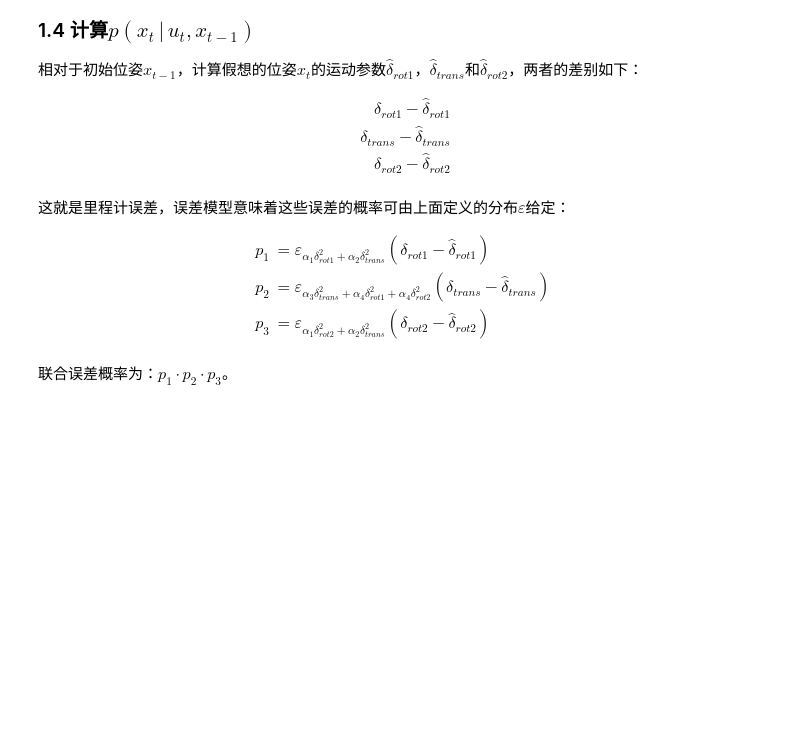
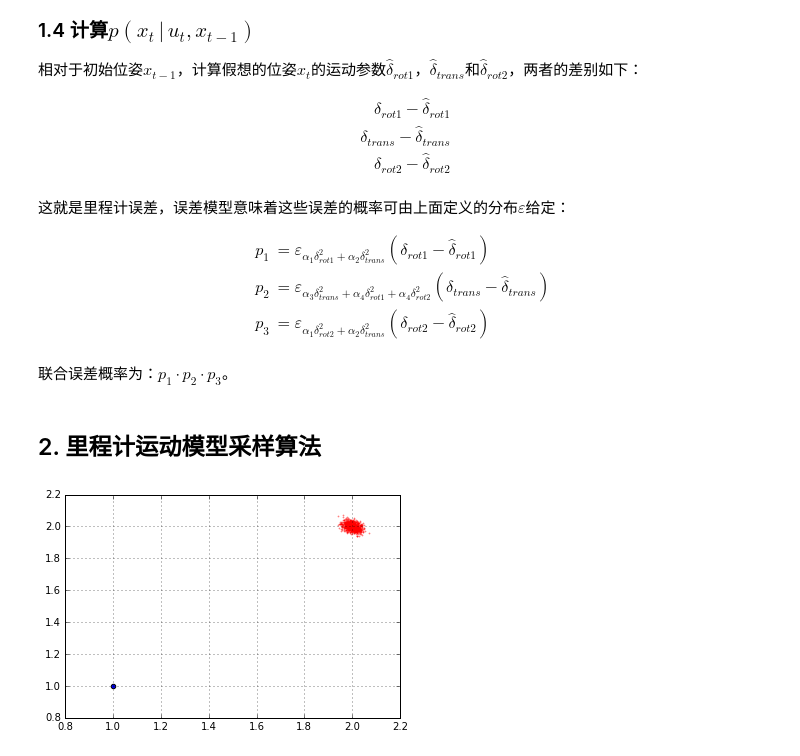
Before and after one commit to liuii/ProbRobotics, a Jupyter notebook: notebooks/03MotionModel/OdometryMotionModel.ipynb, the cells around one changed output. Drawn from its saved outputs; the diff is of its cells as text; code cells hidden in the pictures; blank space fills up the shorter version.

```diff
--- a/notebooks/03MotionModel/OdometryMotionModel.ipynb
+++ b/notebooks/03MotionModel/OdometryMotionModel.ipynb
@@ -73,3 +73,52 @@ p_3 &= \varepsilon_{\alpha_1 \delta_{rot2}^2 + \alpha_2 \delta_{trans}^2}(\delta
 \end{align}$$
 
 联合误差概率为：$p_1 \cdot p_2 \cdot p_3$。
+# %% [markdown]
+## 2. 里程计运动模型采样算法
+# %%
+def sample_motion_model_odometry(u, X, alphas):
+    M = X.shape[0]
+
+    # 将里程计信息提取出来
+    u = np.squeeze(u)
+    robot_x0 = u[0]
+    robot_y0 = u[1]
+    robot_theta0 = u[2]
+    robot_x1 = u[3]
+    robot_y1 = u[4]
+    robot_theta1 = u[5]
+
+    # 利用里程计信息恢复三个串联运动
+    delta_o_rot1 = np.arctan2(robot_y1 - robot_y0, robot_x1 - robot_x0) - robot_theta0
+    delta_o_trans = np.sqrt((robot_x1 - robot_x0) ** 2 + (robot_y1 - robot_y0) ** 2)
+    delta_o_rot2 = robot_theta1 - robot_theta0 -delta_o_rot1
+
+    # 计算带噪声的串联运动
+    sigma_rot1  = np.sqrt(alphas[0] * delta_o_rot1 ** 2 + alphas[1] * delta_o_trans ** 2)
+    sigma_trans = np.sqrt(alphas[2] * delta_o_trans ** 2 + alphas[3] * delta_o_rot1 ** 2 + alphas[3] * delta_o_rot2 ** 2)
+    sigma_rot2  = np.sqrt(alphas[0] * delta_o_rot2 ** 2 + alphas[1] * delta_o_trans ** 2)
+    delta_n_rot1  = delta_o_rot1 - np.random.normal(loc=0, scale=sigma_rot1, size=(M, 1))
+    delta_n_trans = delta_o_trans - np.random.normal(loc=0, scale=sigma_trans, size=(M, 1))
+    delta_n_rot2  = delta_o_rot2 - np.random.normal(loc=0, scale=sigma_rot2, size=(M, 1))
+
+    # 生成最终的粒子集
+    x_noise = delta_n_trans * np.cos(X[:,2].reshape((-1,1)) + delta_n_rot1)
+    y_noise = delta_n_trans * np.sin(X[:,2].reshape((-1,1)) + delta_n_rot1)
+    theta_noise = delta_n_rot1 + delta_n_rot2
+    noise = np.hstack([x_noise, y_noise, theta_noise])
+    X1 = X + noise
+
+    return X1
+# %%
+N = 1000
+X0 = np.zeros((N, 3)) + np.array([1, 1, 0]).reshape((1, 3))
+U = np.array([0, 0, 0, 1, 1, np.pi/3])
+
+# 正常分布
+X1 = sample_motion_model_odometry(U, X0, [0.0001, 0.0001, 0.0001, 0.0001])
+
+plt.scatter(1, 1)
+plt.scatter(X1[:,0], X1[:,1], c='r', lw=0, alpha=0.5, s=3)
+plt.grid()
+# %% [output]
+[figure, added]
```
Also changed, not shown: parts of 2 cells of this notebook.
